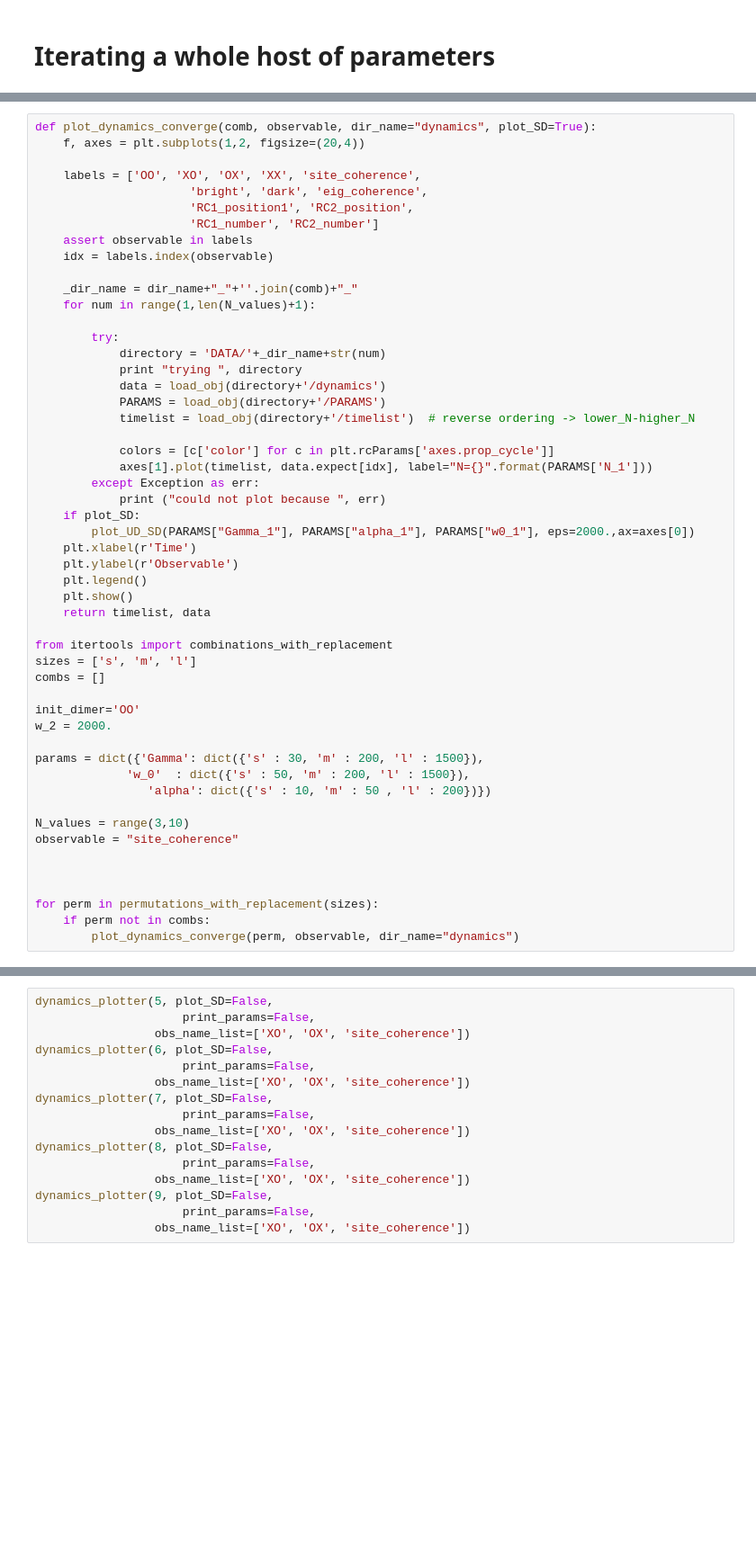
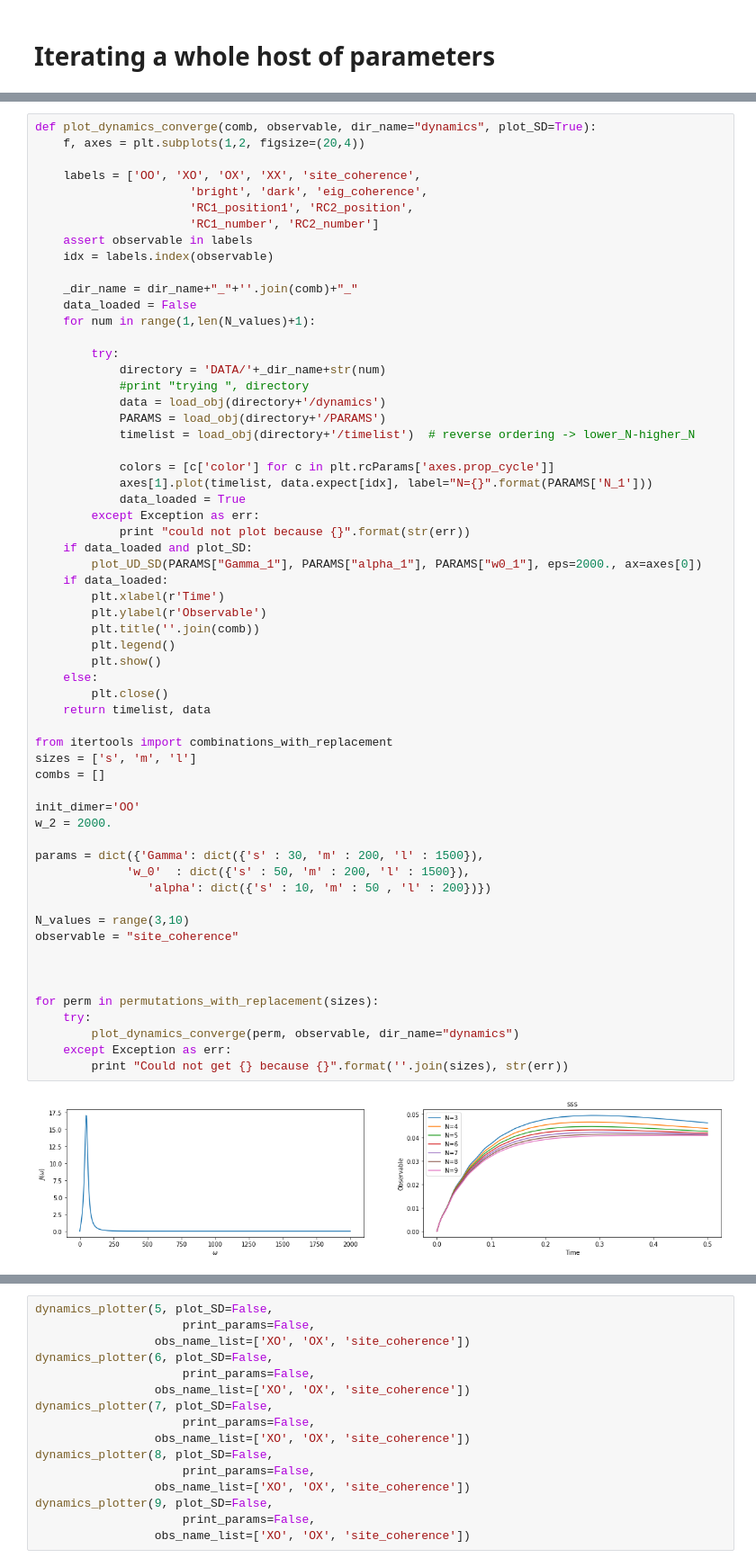
Before and after one commit to HenryMaguire/dimer-code, a Jupyter notebook: coherence_analysis.ipynb, the cells around one changed output, grey strips where cells are left out. Shown at 90% size. Saved outputs shown, nothing was run; the diff lists cells and outputs as text; blank space fills up the shorter version.

```diff
--- a/coherence_analysis.ipynb
+++ b/coherence_analysis.ipynb
@@ -500,44 +512,53 @@ def plot_dynamics_converge(comb, observable, dir_name="dynamics", plot_SD=True):
     idx = labels.index(observable)
 
     _dir_name = dir_name+"_"+''.join(comb)+"_"
+    data_loaded = False
     for num in range(1,len(N_values)+1):
 
         try:
             directory = 'DATA/'+_dir_name+str(num)
-            print "trying ", directory
+            #print "trying ", directory
             data = load_obj(directory+'/dynamics')
             PARAMS = load_obj(directory+'/PARAMS')
             timelist = load_obj(directory+'/timelist')  # reverse ordering -> lower_N-higher_N
 
             colors = [c['color'] for c in plt.rcParams['axes.prop_cycle']]
             axes[1].plot(timelist, data.expect[idx], label="N={}".format(PARAMS['N_1']))
+            data_loaded = True
         except Exception as err:
-            print ("could not plot because ", err)
-    if plot_SD:
-        plot_UD_SD(PARAMS["Gamma_1"], PARAMS["alpha_1"], PARAMS["w0_1"], eps=2000.,ax=axes[0])
-    plt.xlabel(r'Time')
-    plt.ylabel(r'Observable')
-    plt.legend()
-    plt.show()
+            print "could not plot because {}".format(str(err))
+    if data_loaded and plot_SD:
+        plot_UD_SD(PARAMS["Gamma_1"], PARAMS["alpha_1"], PARAMS["w0_1"], eps=2000., ax=axes[0])
+    if data_loaded:
+        plt.xlabel(r'Time')
+        plt.ylabel(r'Observable')
+        plt.title(''.join(comb))
+        plt.legend()
+        plt.show()
+    else:
+        plt.close()
     return timelist, data
 
 from itertools import combinations_with_replacement
 sizes = ['s', 'm', 'l']
 combs = []
 
 init_dimer='OO'
 w_2 = 2000.
 
 params = dict({'Gamma': dict({'s' : 30, 'm' : 200, 'l' : 1500}),
              'w_0'  : dict({'s' : 50, 'm' : 200, 'l' : 1500}),
                 'alpha': dict({'s' : 10, 'm' : 50 , 'l' : 200})})
 
 N_values = range(3,10)
 observable = "site_coherence"
 
 
 
 for perm in permutations_with_replacement(sizes):
-    if perm not in combs:
+    try:
         plot_dynamics_converge(perm, observable, dir_name="dynamics")
+    except Exception as err:
+        print "Could not get {} because {}".format(''.join(sizes), str(err))
 # %% [output]
+[figure, new version]
```
Also changed, not shown: parts of 3 cells of this notebook, 34 other files.
